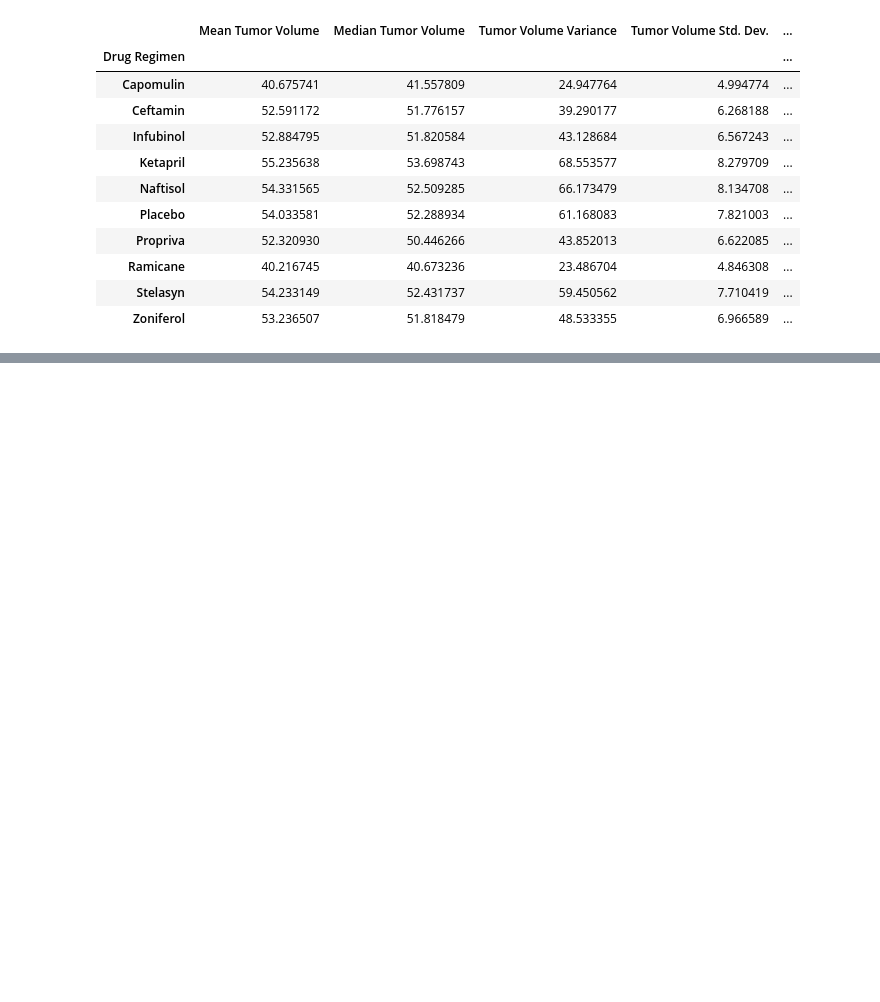
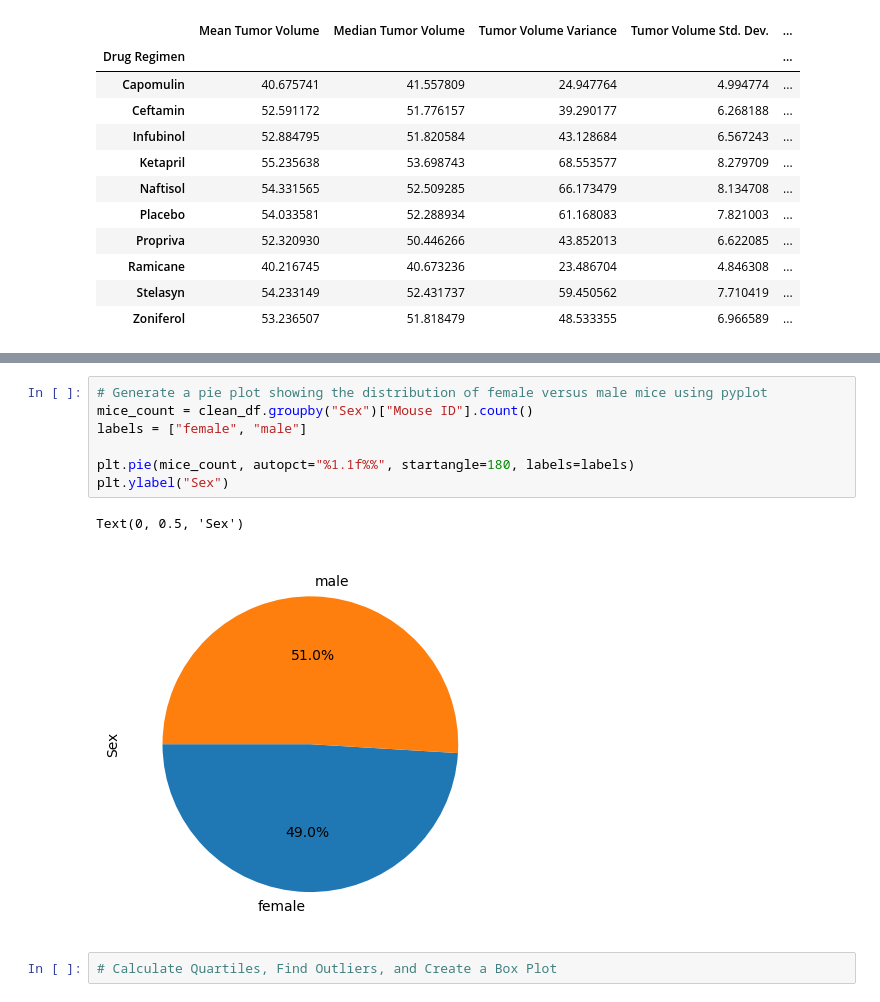
Before and after one commit to bec-n/matplotlib-challenge, a Jupyter notebook: Pymaceuticals.ipynb, the cells around one changed output, grey strips where cells are left out. Saved outputs shown, nothing was run; the diff lists cells and outputs as text; blank space fills up the shorter version.

```diff
--- a/Pymaceuticals.ipynb
+++ b/Pymaceuticals.ipynb
@@ -178,0 +198,12 @@ Text(0, 0.5, 'Number of Mice Tested')
+# %%
+# Generate a pie plot showing the distribution of female versus male mice using pyplot
+mice_count = clean_df.groupby("Sex")["Mouse ID"].count()
+labels = ["female", "male"]
+
+plt.pie(mice_count, autopct="%1.1f%%", startangle=180, labels=labels)
+plt.ylabel("Sex")
+# %% [output]
+Text(0, 0.5, 'Sex')
+[figure, added]
+# %%
+# Calculate Quartiles, Find Outliers, and Create a Box Plot
```
Also changed, not shown: parts of 12 cells of this notebook.
